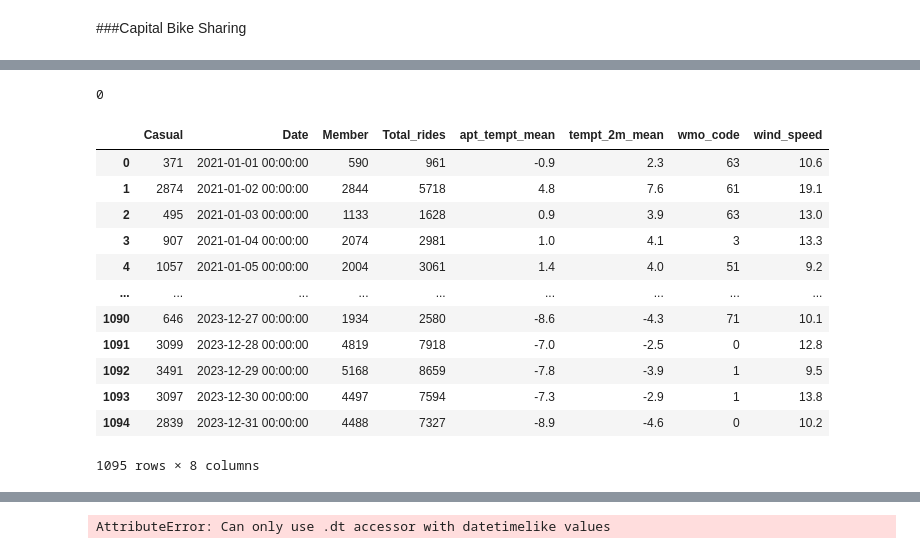
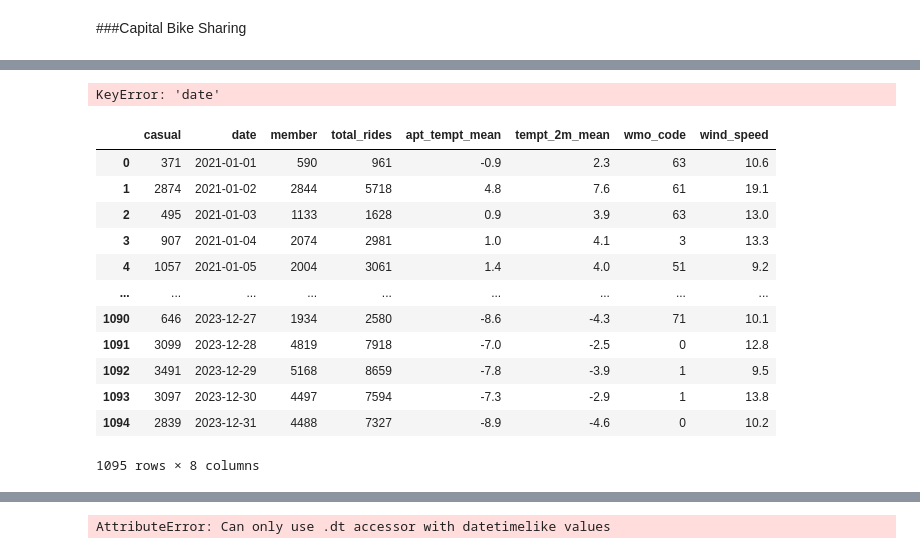
Before and after one commit to bbhatta10/Capital-Bike-Share, a Jupyter notebook: CapitalBikeShare.ipynb, the cells around one changed output, grey strips where cells are left out. Saved outputs shown, nothing was run; the diff lists cells and outputs as text; code cells hidden in the pictures.

```diff
--- a/CapitalBikeShare.ipynb
+++ b/CapitalBikeShare.ipynb
@@ -48,38 +65,38 @@ df_hr_n.isnull().sum()
 df_hr_n.isnull()
 
 # df_hr_n['Date'] = pd.to_datetime(df_hr_n['Date'], errors='coerce')
-df_hr_n.loc[:, 'Date'] = pd.to_datetime(df_hr_n['Date'], errors='coerce')
+df_hr_n.loc[:, 'date'] = pd.to_datetime(df_hr_n['date'], errors='coerce')
 df_hr_n.isnull().sum()
 df_hr_n.duplicated().sum()
 # %% [output]
-0
+KeyError: 'date'
 # %%
 
-#
-df_day_n
+
+# df_day_n
 df_day.duplicated().sum()
-df_day_n = df_day.rename(columns={'apparent_temperature_mean (°C)':'apt_tempt_mean','temperature_2m_mean (°C)': 'tempt_2m_mean','weathercode (wmo code)':'wmo_code','windspeed_10m_max (km/h)':'wind_speed' })
+df_day_n = df_day.rename(columns={	'Casual':'casual',	'Date': 'date',	'Member':'member',	'Total_rides': 'total_rides', 'apparent_temperature_mean (°C)':'apt_tempt_mean','temperature_2m_mean (°C)': 'tempt_2m_mean','weathercode (wmo code)':'wmo_code','windspeed_10m_max (km/h)':'wind_speed' })
 df_day_n.isnull().sum()
 df_day_n.duplicated().sum()
 
-df_day_clean= df_day_n.loc[:, 'Date'] = pd.to_datetime(df_day_n['Date'], errors='coerce')
+df_day_clean= df_day_n.loc[:, 'date'] = pd.to_datetime(df_day_n['date'], errors='coerce').dt.date
 df_day_clean.isnull().sum()
 df_day_clean.duplicated().sum()
-df_day_clean = df_day_n.dropna(subset=['apt_tempt_mean', 'tempt_2m_mean', 'wmo_code', 'wind_speed', 'Total_rides', 'Casual', 'Member', 'Date'])
+df_day_clean = df_day_n.dropna(subset=['apt_tempt_mean', 'tempt_2m_mean', 'wmo_code', 'wind_speed', 'total_rides', 'casual', 'member', 'date'])
 
 df_day_clean.isnull().sum()
 df_day_clean
 # %% [output]
-|  | Casual | Date | Member | Total_rides | apt_tempt_mean | tempt_2m_mean | wmo_code | wind_speed |
-| 0 | 371 | 2021-01-01 00:00:00 | 590 | 961 | -0.9 | 2.3 | 63 | 10.6 |
-| 1 | 2874 | 2021-01-02 00:00:00 | 2844 | 5718 | 4.8 | 7.6 | 61 | 19.1 |
-| 2 | 495 | 2021-01-03 00:00:00 | 1133 | 1628 | 0.9 | 3.9 | 63 | 13.0 |
-| 3 | 907 | 2021-01-04 00:00:00 | 2074 | 2981 | 1.0 | 4.1 | 3 | 13.3 |
-| 4 | 1057 | 2021-01-05 00:00:00 | 2004 | 3061 | 1.4 | 4.0 | 51 | 9.2 |
+|  | casual | date | member | total_rides | apt_tempt_mean | tempt_2m_mean | wmo_code | wind_speed |
+| 0 | 371 | 2021-01-01 | 590 | 961 | -0.9 | 2.3 | 63 | 10.6 |
+| 1 | 2874 | 2021-01-02 | 2844 | 5718 | 4.8 | 7.6 | 61 | 19.1 |
+| 2 | 495 | 2021-01-03 | 1133 | 1628 | 0.9 | 3.9 | 63 | 13.0 |
+| 3 | 907 | 2021-01-04 | 2074 | 2981 | 1.0 | 4.1 | 3 | 13.3 |
+| 4 | 1057 | 2021-01-05 | 2004 | 3061 | 1.4 | 4.0 | 51 | 9.2 |
 | ... | ... | ... | ... | ... | ... | ... | ... | ... |
-| 1090 | 646 | 2023-12-27 00:00:00 | 1934 | 2580 | -8.6 | -4.3 | 71 | 10.1 |
-| 1091 | 3099 | 2023-12-28 00:00:00 | 4819 | 7918 | -7.0 | -2.5 | 0 | 12.8 |
-| 1092 | 3491 | 2023-12-29 00:00:00 | 5168 | 8659 | -7.8 | -3.9 | 1 | 9.5 |
-| 1093 | 3097 | 2023-12-30 00:00:00 | 4497 | 7594 | -7.3 | -2.9 | 1 | 13.8 |
-| 1094 | 2839 | 2023-12-31 00:00:00 | 4488 | 7327 | -8.9 | -4.6 | 0 | 10.2 |
+| 1090 | 646 | 2023-12-27 | 1934 | 2580 | -8.6 | -4.3 | 71 | 10.1 |
+| 1091 | 3099 | 2023-12-28 | 4819 | 7918 | -7.0 | -2.5 | 0 | 12.8 |
+| 1092 | 3491 | 2023-12-29 | 5168 | 8659 | -7.8 | -3.9 | 1 | 9.5 |
+| 1093 | 3097 | 2023-12-30 | 4497 | 7594 | -7.3 | -2.9 | 1 | 13.8 |
+| 1094 | 2839 | 2023-12-31 | 4488 | 7327 | -8.9 | -4.6 | 0 | 10.2 |
 1095 rows × 8 columns
```
Also changed, not shown: parts of 6 cells of this notebook.
